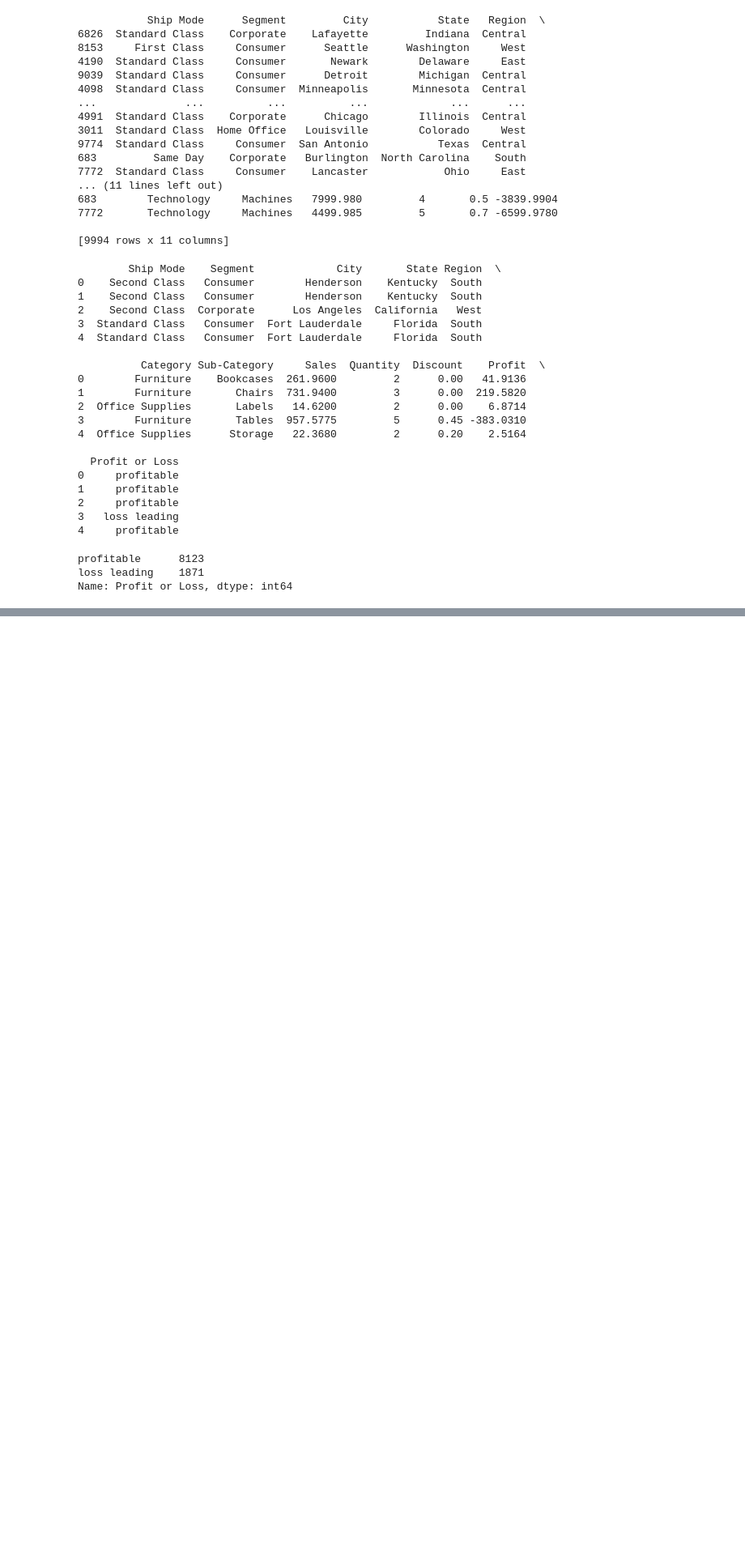
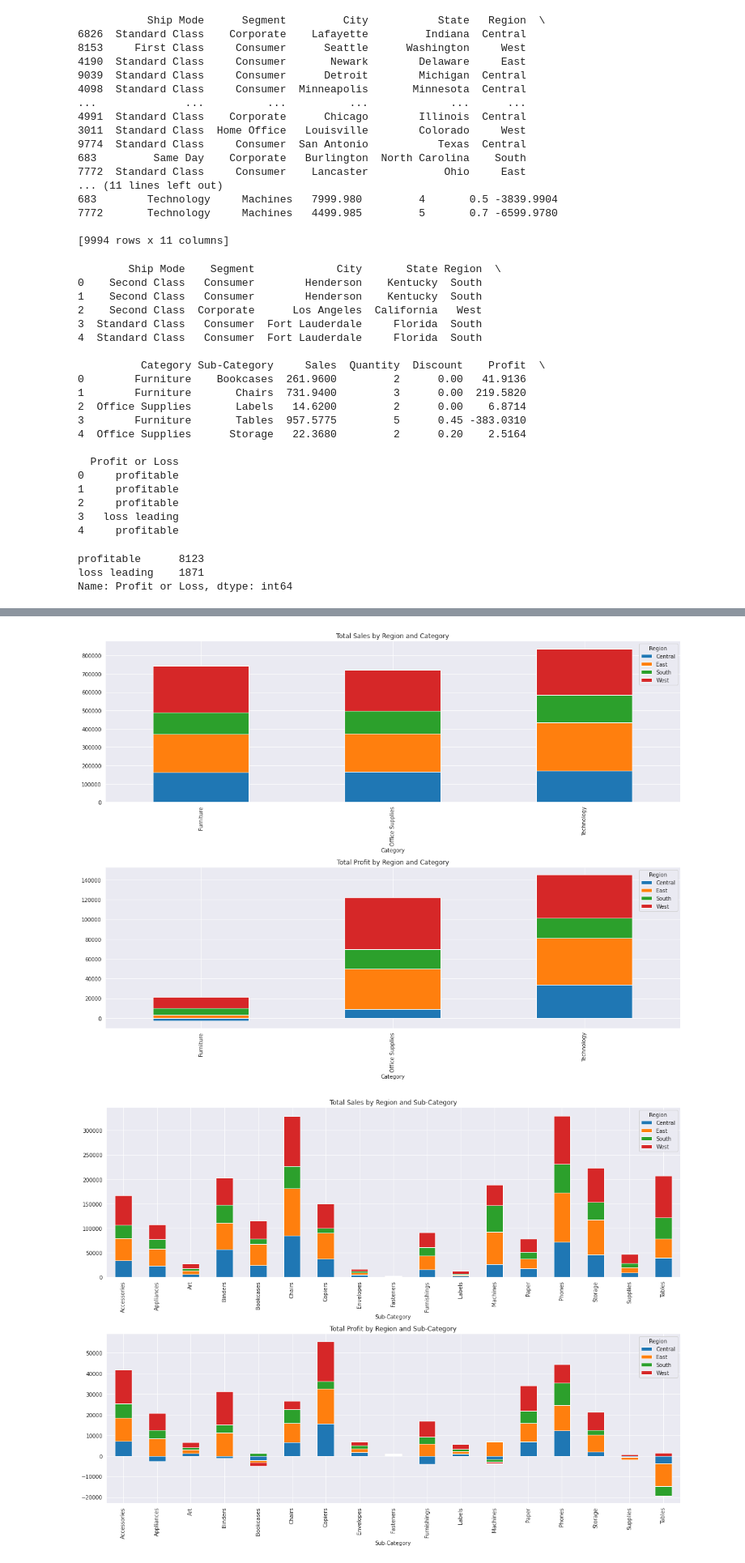
Before and after one commit to chrimeade/UCDPA_chrismeade, a Jupyter notebook: superstore_dataset.ipynb, the cells around one changed output, grey strips where cells are left out. Shown at 81% size. Cells and saved outputs as stored; diff of their text form; code cells hidden in the pictures; blank space fills up the shorter version.

```diff
--- a/superstore_dataset.ipynb
+++ b/superstore_dataset.ipynb
@@ -180,0 +245,23 @@ Name: Profit or Loss, dtype: int64
+# %%
+import matplotlib.pyplot as plt
+
+category_region_sales = sales_df.groupby(['Category', 'Region'])['Sales'].sum()
+category_region_profit = sales_df.groupby(['Category', 'Region'])['Profit'].sum()
+
+subcat_region_sales = sales_df.groupby(['Sub-Category', 'Region'])['Sales'].sum()
+subcat_region_profit = sales_df.groupby(['Sub-Category', 'Region'])['Profit'].sum()
+
+fig, ax = plt.subplots(nrows=2, ncols=1, figsize=(16, 12))
+category_region_sales.unstack().plot(kind='bar', stacked=True, ax=ax[0], title='Total Sales by Region and Category')
+category_region_profit.unstack().plot(kind='bar', stacked=True, ax=ax[1], title='Total Profit by Region and Category')
+plt.tight_layout()
+
+fig, ax = plt.subplots(nrows=2, ncols=1, figsize=(16, 12))
+subcat_region_sales.unstack().plot(kind='bar', stacked=True, ax=ax[0], title='Total Sales by Region and Sub-Category')
+subcat_region_profit.unstack().plot(kind='bar', stacked=True, ax=ax[1], title='Total Profit by Region and Sub-Category')
+plt.tight_layout()
+
+plt.show()
+# %% [output]
+[figure, added]
+[figure, added]
```
Also changed, not shown: parts of 6 cells of this notebook.
